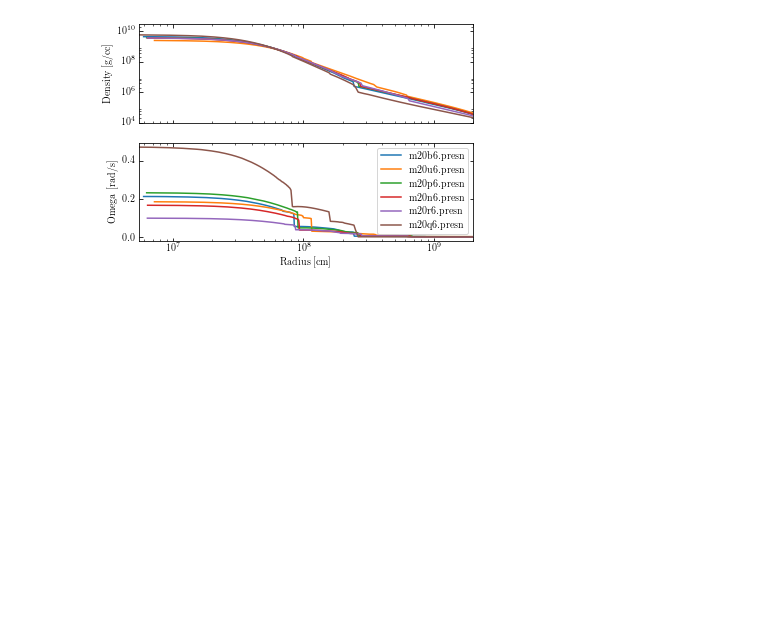
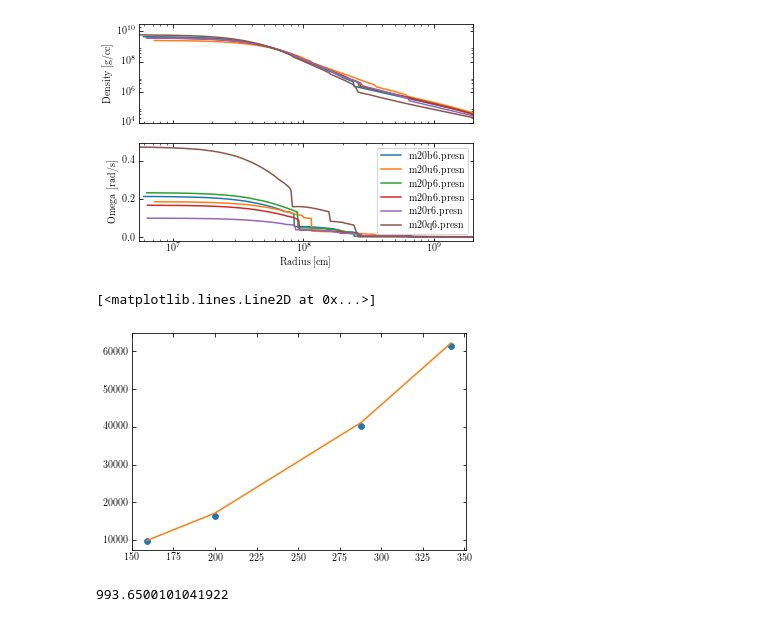
Before and after one commit to smcouch/INCITE_2018, a Jupyter notebook: figs/INCITE_plots.ipynb, the cells around one changed output. Cells and saved outputs as stored; diff of their text form; code cells hidden in the pictures; blank space fills up the shorter version.

```diff
--- a/figs/INCITE_plots.ipynb
+++ b/figs/INCITE_plots.ipynb
@@ -368,3 +496,11 @@ ax2.set_ylabel("Omega [rad/s]")
 # %% [output]
 <matplotlib.text.Text at 0x...>
 [figure]
+# %%
+rhole = np.array([159, 200, 288, 342])
+blks = np.array([9890, 16386, 40298, 61354])
+plt.plot(rhole, blks, 'o')
+plt.plot(rhole, blks[0]*(rhole/rhole[0])**(2.4))
+# %% [output]
+[<matplotlib.lines.Line2D at 0x...>]
+[figure, added]
@@ -370,0 +510,4 @@ ax2.set_ylabel("Omega [rad/s]")
+# %%
+print(rad_hole(768000))
+# %% [output]
+993.6500101041922
```
Also changed, not shown: parts of 14 cells of this notebook, 1 other file.
